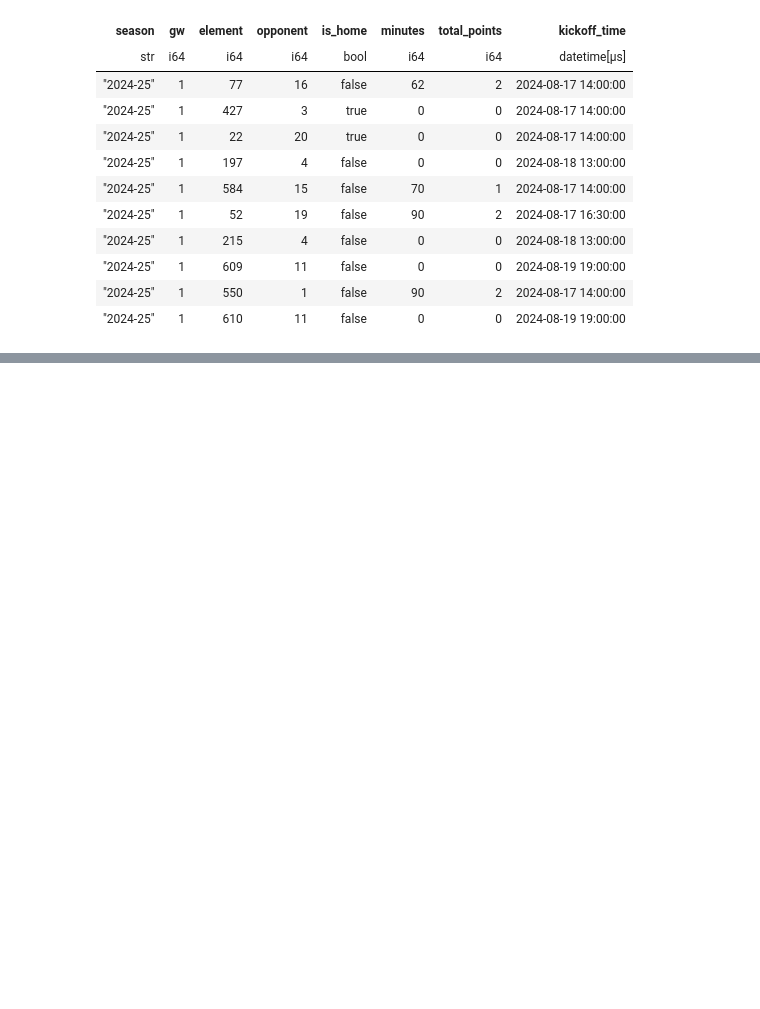
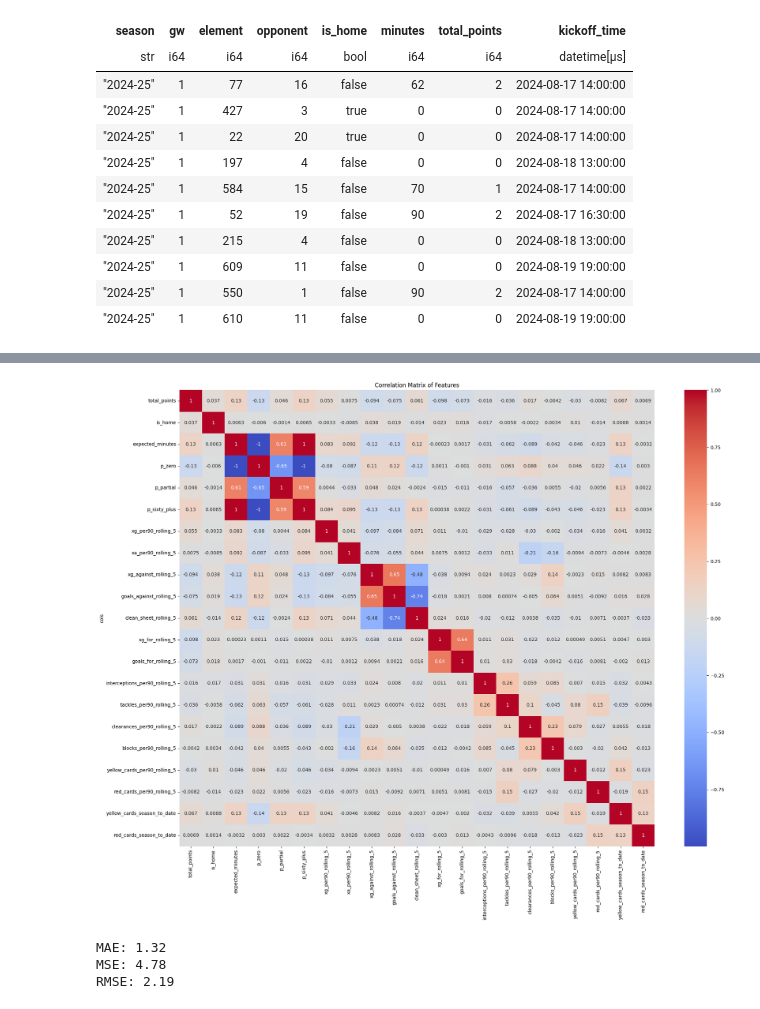
Before and after one commit to jme-taylor/fantasy_football, a Jupyter notebook: notebooks/260714_initial_defender_model.ipynb, the cells around one changed output, grey strips where cells are left out. Cells and saved outputs as stored; diff of their text form; code cells hidden in the pictures; blank space fills up the shorter version.

```diff
--- a/notebooks/260714_initial_defender_model.ipynb
+++ b/notebooks/260714_initial_defender_model.ipynb
@@ -139,0 +202,26 @@ shape: (10, 12)
+# %%
+features = [
+    "total_points",
+    "is_home",
+    "expected_minutes",
+    "p_zero",
+    "p_partial",
+    "p_sixty_plus",
+    "xg_per90_rolling_5",
+    "xa_per90_rolling_5",
+    "xg_against_rolling_5",
+    "goals_against_rolling_5",
+    "clean_sheet_rolling_5",
+    "xg_for_rolling_5",
+    "goals_for_rolling_5",
+    "interceptions_per90_rolling_5",
+    "tackles_per90_rolling_5",
+    "clearances_per90_rolling_5",
+    "blocks_per90_rolling_5",
+    "yellow_cards_per90_rolling_5",
+    "red_cards_per90_rolling_5",
+    "yellow_cards_season_to_date",
+    "red_cards_season_to_date",
+]
+base = base.select(features)
+base.head()
@@ -139,0 +237,15 @@ shape: (10, 12)
+# %%
+# make sure that the column names are passed to the correlation matrix
+correlation_matrix = base.drop_nulls().corr(label="cols").to_pandas().set_index("cols")
+
+fig, ax = plt.subplots(figsize=(20, 16))
+sns.heatmap(correlation_matrix, annot=True, cmap="coolwarm", ax=ax)
+plt.title("Correlation Matrix of Features")
+plt.tight_layout()
+plt.show()
+
+# don't include all minutes based features
+# maybe bring fouls in at some point
+# XG figures highly correlated with goals
+# %% [output]
+[figure, added]
@@ -139,0 +278,14 @@ shape: (10, 12)
+# %%
+from sklearn.metrics import mean_absolute_error, mean_squared_error
+
+mae = mean_absolute_error(y_test, y_pred)
+mse = mean_squared_error(y_test, y_pred)
+rmse = np.sqrt(mse)
+
+print(f"MAE: {mae:.2f}")
+print(f"MSE: {mse:.2f}")
+print(f"RMSE: {rmse:.2f}")
+# %% [output]
+MAE: 1.32
+MSE: 4.78
+RMSE: 2.19
```
Also changed, not shown: parts of 14 cells of this notebook, 9 other files.
